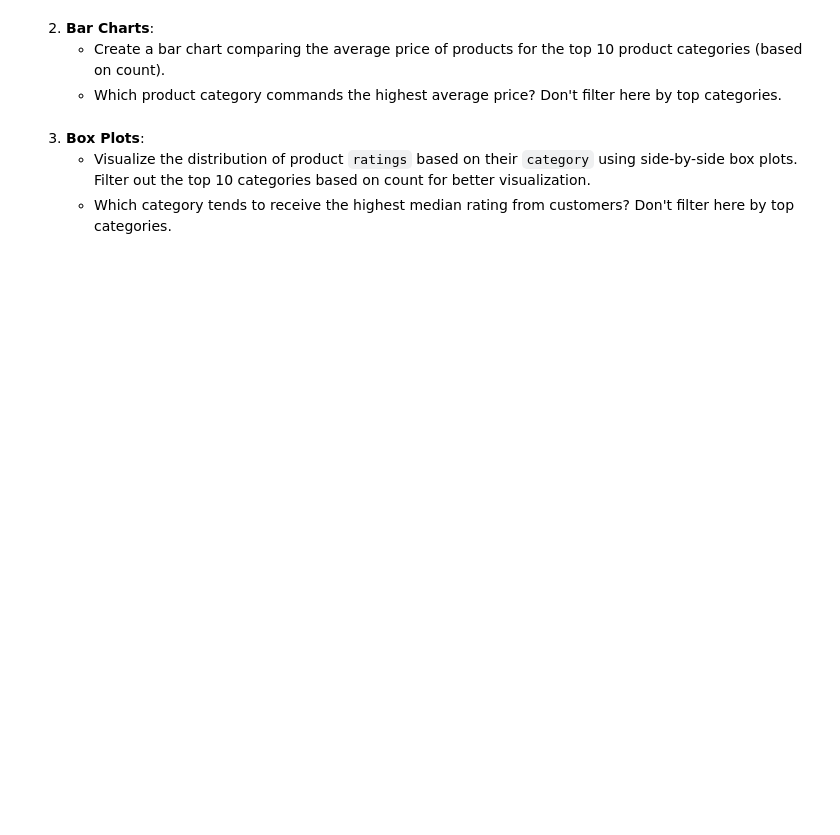
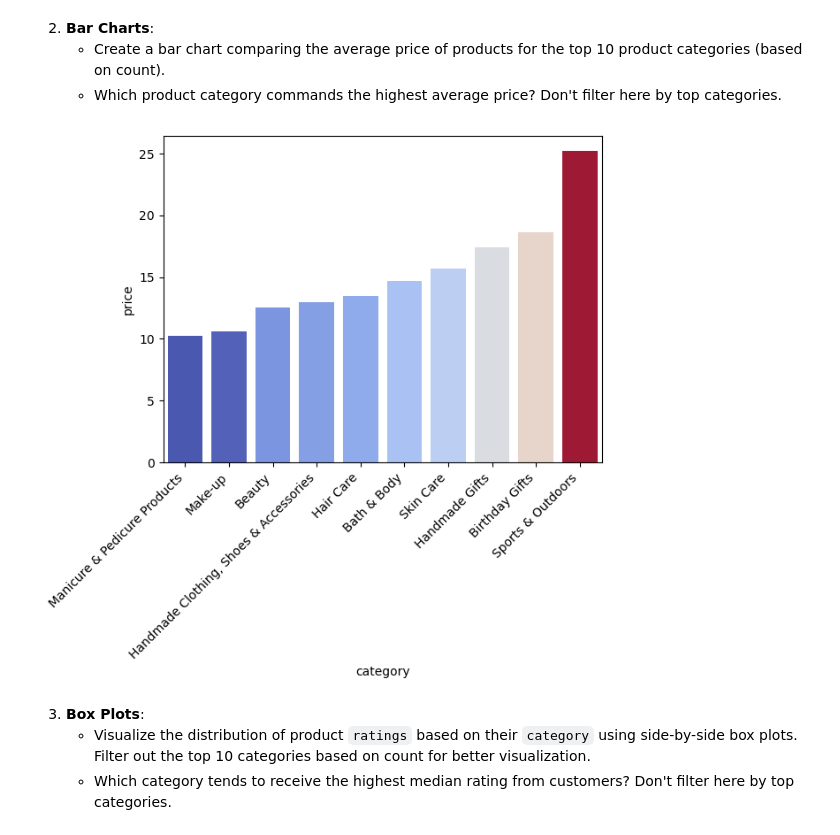
Before and after one commit to estebanba/lab-eda-bivariate, a Jupyter notebook: lab-eda-bivariate.ipynb, the cells around one changed output. Cells and saved outputs as stored; diff of their text form; code cells hidden in the pictures; blank space fills up the shorter version.

```diff
--- a/lab-eda-bivariate.ipynb
+++ b/lab-eda-bivariate.ipynb
@@ -205,6 +200,14 @@ plt.show()
 2. **Bar Charts**:
     - Create a bar chart comparing the average price of products for the top 10 product categories (based on count).
     - Which product category commands the highest average price? Don't filter here by top categories.
+# %%
+df_price_avg = df_filtered.groupby("category").agg({"price": "mean"}).sort_values(by="price")
+
+sns.barplot(data=df_price_avg, x='category', y='price', palette="coolwarm", hue='price', legend=False)
+plt.xticks(rotation=45, ha='right')
+plt.show()
+# %% [output]
+[figure, added]
 # %% [markdown]
 
 3. **Box Plots**:
```
Also changed, not shown: parts of 9 cells of this notebook.
